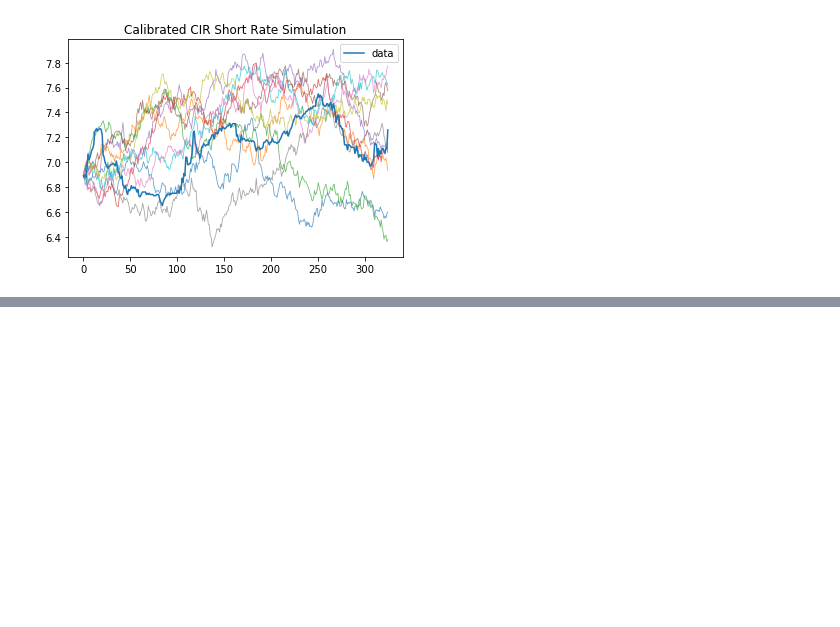
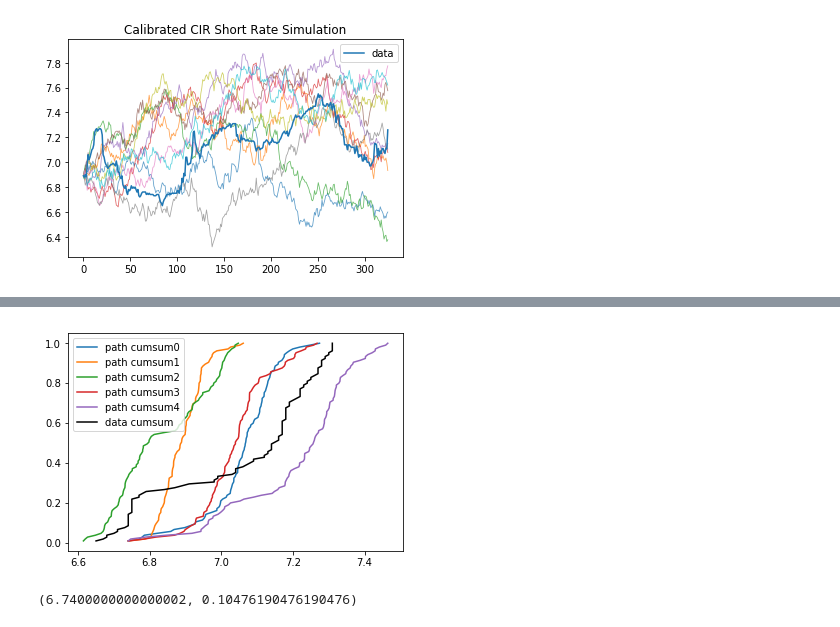
Before and after one commit to DESimakov/CW, a Jupyter notebook: CW_CIR.ipynb, the cells around one changed output, grey strips where cells are left out. Saved outputs shown, nothing was run; the diff lists cells and outputs as text; code cells hidden in the pictures; blank space fills up the shorter version.

```diff
--- a/CW_CIR.ipynb
+++ b/CW_CIR.ipynb
@@ -167,0 +301,19 @@ Warning: Maximum number of function evaluations has been exceeded.
+# %%
+def ecdf(x):
+    xs = np.sort(x)
+    ys = np.arange(1, len(xs)+1)/float(len(xs))
+    return xs, ys
+
+xs, ys = ecdf(data)
+for i in range(5):
+    xs1, ys1 = ecdf(CIR_path(data[0], len(data), CIR_ml_ex1[0], CIR_ml_ex1[1], CIR_ml_ex1[2]))
+    plt.plot(xs1, ys1, label="path cumsum" + str(i))
+plt.plot(xs, ys, 'k',label="data cumsum")
+plt.legend()
+plt.show()
+# %% [output]
+[figure, added]
+# %%
+xs[10], ys[10]
+# %% [output]
+(6.7400000000000002, 0.10476190476190476)
```
Also changed, not shown: parts of 20 cells of this notebook.
